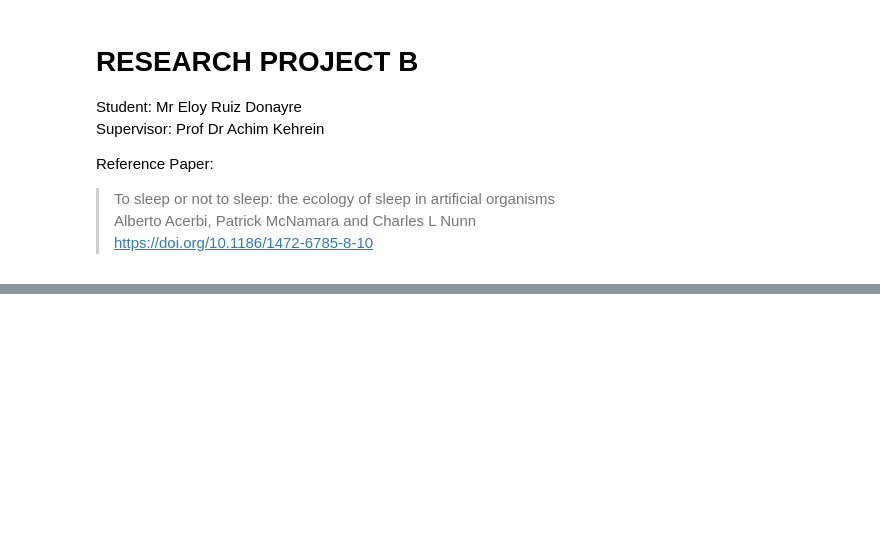
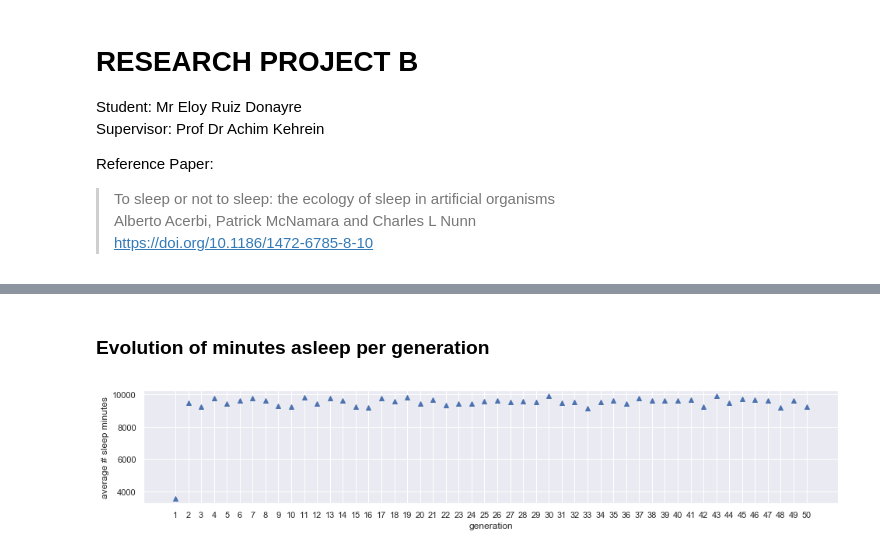
Before and after one commit to EloyRD/research-project-b, a Jupyter notebook: Section 04Four - Data Analysis.ipynb, the cells around one changed output, grey strips where cells are left out. Saved outputs shown, nothing was run; the diff lists cells and outputs as text; code cells hidden in the pictures; blank space fills up the shorter version.

```diff
--- a/Section 04Four - Data Analysis.ipynb
+++ b/Section 04Four - Data Analysis.ipynb
@@ -211,0 +145,18 @@ results.loc['10th'].nlargest(20,'fitness')
+# %% [markdown]
+### Evolution of minutes asleep per generation
+# %%
+x = []
+average_minutes_asleep = []
+for j in range( len(generations) ):
+    data = [ generations[j][i][3] for i in range(100) ]
+    average_minutes_asleep.append( np.average(data) )
+    x.append( j+1 )
+
+w,h = matplotlib.figure.figaspect(1/6)
+_= plt.figure(figsize=(w,h))
+_= plt.plot(x, average_minutes_asleep, "b^")
+_= plt.xticks( np.arange(1,len(generations)+1,1) )
+_= plt.xlabel('generation')
+_= plt.ylabel('average # sleep minutes')
+# %% [output]
+[figure, added]
```
Also changed, not shown: parts of 41 cells of this notebook, 14 other files.
